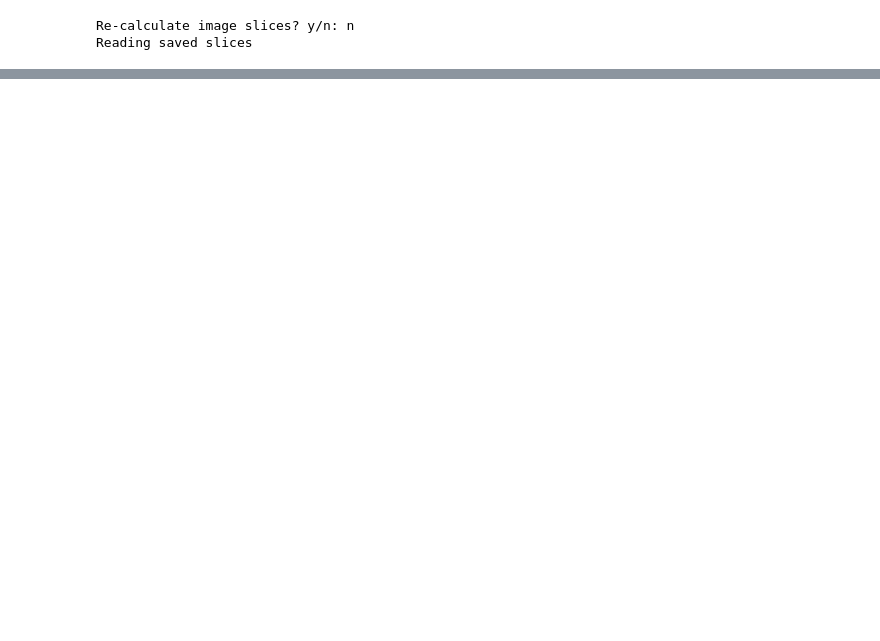
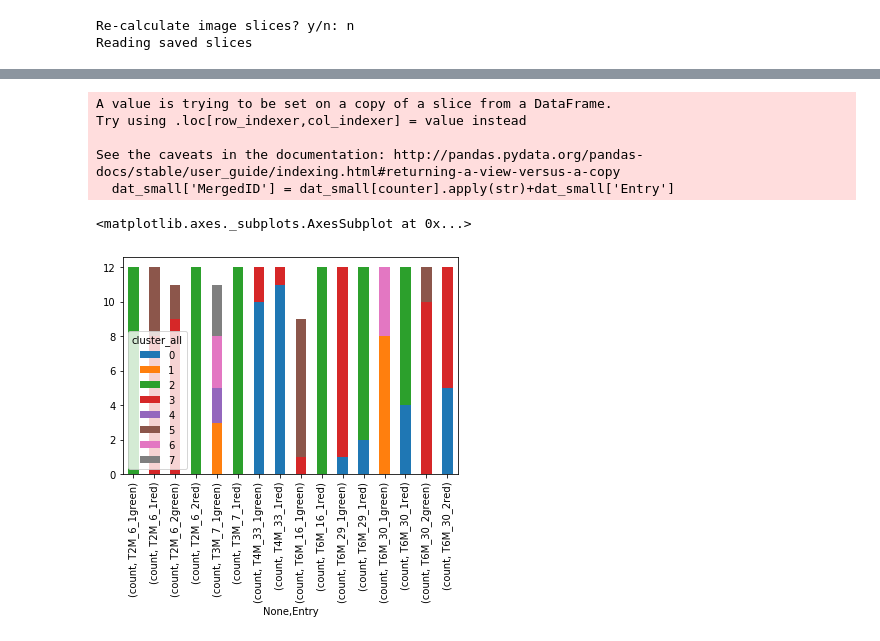
Before and after one commit to ixicrom/droplets, a Jupyter notebook: test_compare_models.ipynb, the cells around one changed output, grey strips where cells are left out. Cells and saved outputs as stored; diff of their text form; code cells hidden in the pictures; blank space fills up the shorter version.

```diff
--- a/test_compare_models.ipynb
+++ b/test_compare_models.ipynb
@@ -100,0 +217,8 @@ io.imshow(image_label_overlay)
+# %%
+np.random.seed(1234)
+dat_area_circ=dat_all.drop(['av_separation','area_sum'], axis=1)
+print(dat_area_circ)
+kmeans_area_circ=cluster.KMeans(n_clusters=8).fit(dat_area_circ)
+labs_area_circ=kmeans_area_circ.labels_
+
+k_clusters['cluster_area_circ'] = labs_area_circ
@@ -100,0 +241,8 @@ io.imshow(image_label_overlay)
+# %%
+np.random.seed(1234)
+dat_sep_circ=dat_all.drop(['area_sum','av_connected_area'], axis=1)
+print(dat_sep_circ)
+kmeans_sep_circ=cluster.KMeans(n_clusters=8).fit(dat_sep_circ)
+labs_sep_circ=kmeans_sum_circ.labels_
+
+k_clusters['cluster_sep_circ'] = labs_sep_circ
@@ -100,0 +265,8 @@ io.imshow(image_label_overlay)
+# %%
+np.random.seed(1234)
+dat_sum_sep=dat_all.drop(['av_connected_area','av_circularity'], axis=1)
+print(dat_sum_sep)
+kmeans_sum_sep=cluster.KMeans(n_clusters=8).fit(dat_sum_sep)
+labs_sum_sep=kmeans_sum_sep.labels_
+
+k_clusters['cluster_sum_sep'] = labs_sum_sep
@@ -100,0 +289,21 @@ io.imshow(image_label_overlay)
+# %%
+dat_toPlot = k_clusters.reset_index()
+dat_toPlot
+cluster_count = count_clusters(dat_toPlot, counter='cluster_all', grouper1='sample', grouper2='colour')
+cluster_count_area_sep=count_clusters(dat_toPlot, counter='cluster_area_sep', grouper1='sample', grouper2='colour')
+cluster_count_sum_circ=count_clusters(dat_toPlot, counter='cluster_sum_circ', grouper1='sample', grouper2='colour')
+cluster_count_area_sum=count_clusters(dat_toPlot, counter='cluster_area_sum', grouper1='sample', grouper2='colour')
+cluster_count_area_circ=count_clusters(dat_toPlot, counter='cluster_area_circ', grouper1='sample', grouper2='colour')
+cluster_count_sep_circ=count_clusters(dat_toPlot, counter='cluster_sep_circ', grouper1='sample', grouper2='colour')
+cluster_count_sum_sep=count_clusters(dat_toPlot, counter='cluster_sum_sep', grouper1='sample', grouper2='colour')
+# %% [output]
+A value is trying to be set on a copy of a slice from a DataFrame.
+Try using .loc[row_indexer,col_indexer] = value instead
+
+See the caveats in the documentation: http://pandas.pydata.org/pandas-docs/stable/user_guide/indexing.html#returning-a-view-versus-a-copy
+  dat_small['MergedID'] = dat_small[counter].apply(str)+dat_small['Entry']
+# %%
+cluster_count.transpose().plot(kind='bar', stacked = True)
+# %% [output]
+<matplotlib.axes._subplots.AxesSubplot at 0x...>
+[figure, added]
```
Also changed, not shown: parts of 19 cells of this notebook.
